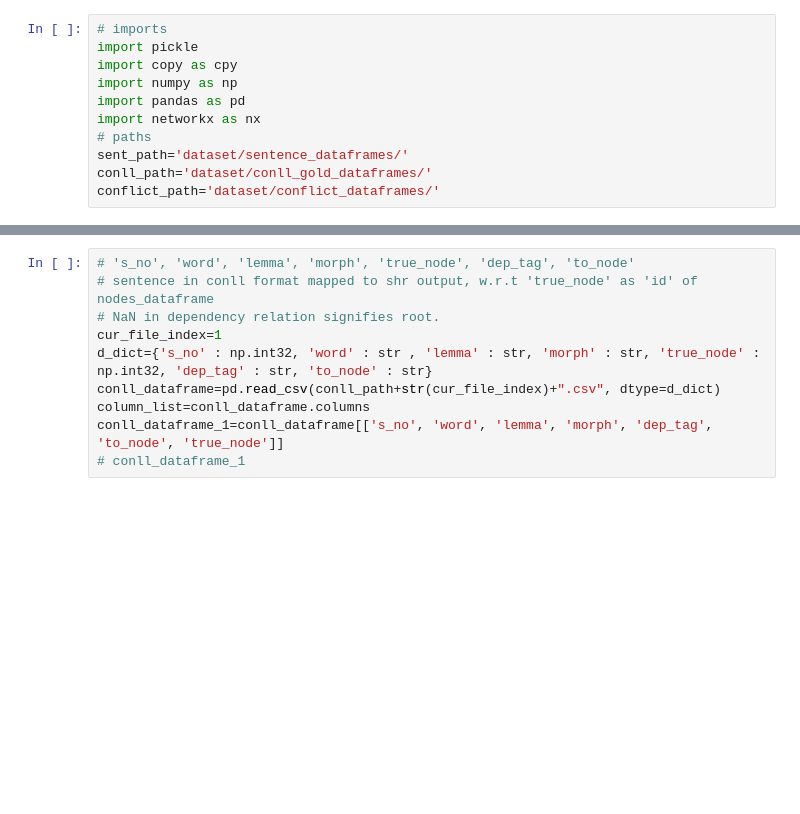
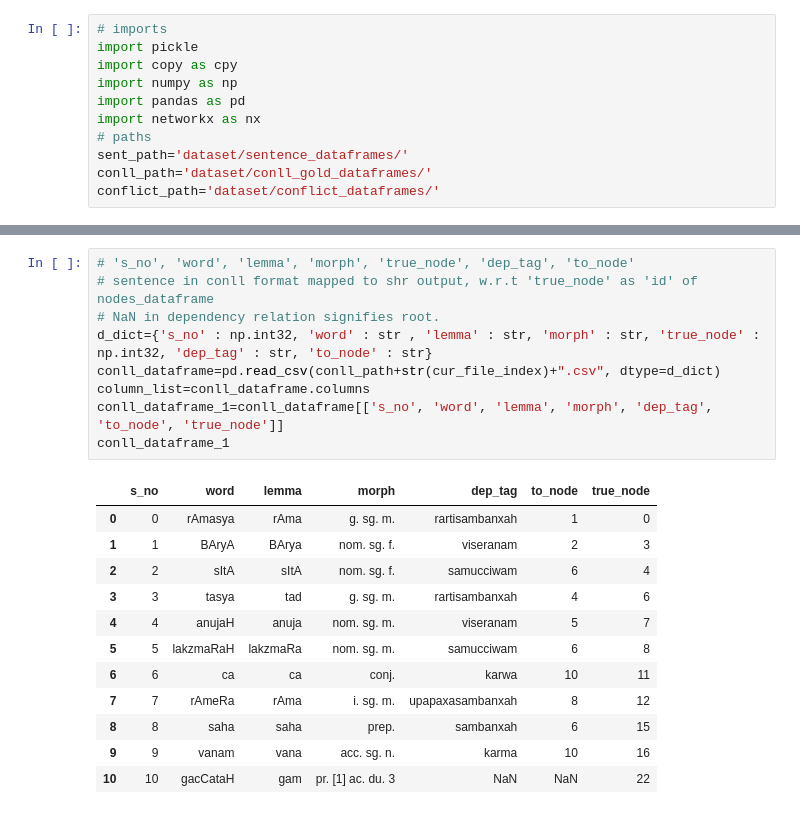
Before and after one commit to SrinivasReddyMandala/dependency-parser-for-sanskrit, a Jupyter notebook: phase-1/data_viewer.ipynb, the cells around one changed output, grey strips where cells are left out. Drawn from its saved outputs; the diff is of its cells as text; blank space fills up the shorter version.

```diff
--- a/phase-1/data_viewer.ipynb
+++ b/phase-1/data_viewer.ipynb
@@ -41,10 +88,22 @@ conflict_dataframe_1=conflict_dataframe_1.replace([2, 3], 1)
 # %%
 # 's_no', 'word', 'lemma', 'morph', 'true_node', 'dep_tag', 'to_node'
 # sentence in conll format mapped to shr output, w.r.t 'true_node' as 'id' of nodes_dataframe
 # NaN in dependency relation signifies root.
-cur_file_index=1
 d_dict={'s_no' : np.int32, 'word' : str , 'lemma' : str, 'morph' : str, 'true_node' : np.int32, 'dep_tag' : str, 'to_node' : str}
 conll_dataframe=pd.read_csv(conll_path+str(cur_file_index)+".csv", dtype=d_dict)
 column_list=conll_dataframe.columns
 conll_dataframe_1=conll_dataframe[['s_no', 'word', 'lemma', 'morph', 'dep_tag', 'to_node', 'true_node']]
-# conll_dataframe_1
+conll_dataframe_1
+# %% [output]
+|  | s_no | word | lemma | morph | dep_tag | to_node | true_node |
+| 0 | 0 | rAmasya | rAma | g. sg. m. | rartisambanxah | 1 | 0 |
+| 1 | 1 | BAryA | BArya | nom. sg. f. | viseranam | 2 | 3 |
+| 2 | 2 | sItA | sItA | nom. sg. f. | samucciwam | 6 | 4 |
+| 3 | 3 | tasya | tad | g. sg. m. | rartisambanxah | 4 | 6 |
+| 4 | 4 | anujaH | anuja | nom. sg. m. | viseranam | 5 | 7 |
+| 5 | 5 | lakzmaRaH | lakzmaRa | nom. sg. m. | samucciwam | 6 | 8 |
+| 6 | 6 | ca | ca | conj. | karwa | 10 | 11 |
+| 7 | 7 | rAmeRa | rAma | i. sg. m. | upapaxasambanxah | 8 | 12 |
+| 8 | 8 | saha | saha | prep. | sambanxah | 6 | 15 |
+| 9 | 9 | vanam | vana | acc. sg. n. | karma | 10 | 16 |
+| 10 | 10 | gacCataH | gam | pr. [1] ac. du. 3 | NaN | NaN | 22 |
```
Also changed, not shown: parts of 3 cells of this notebook.
